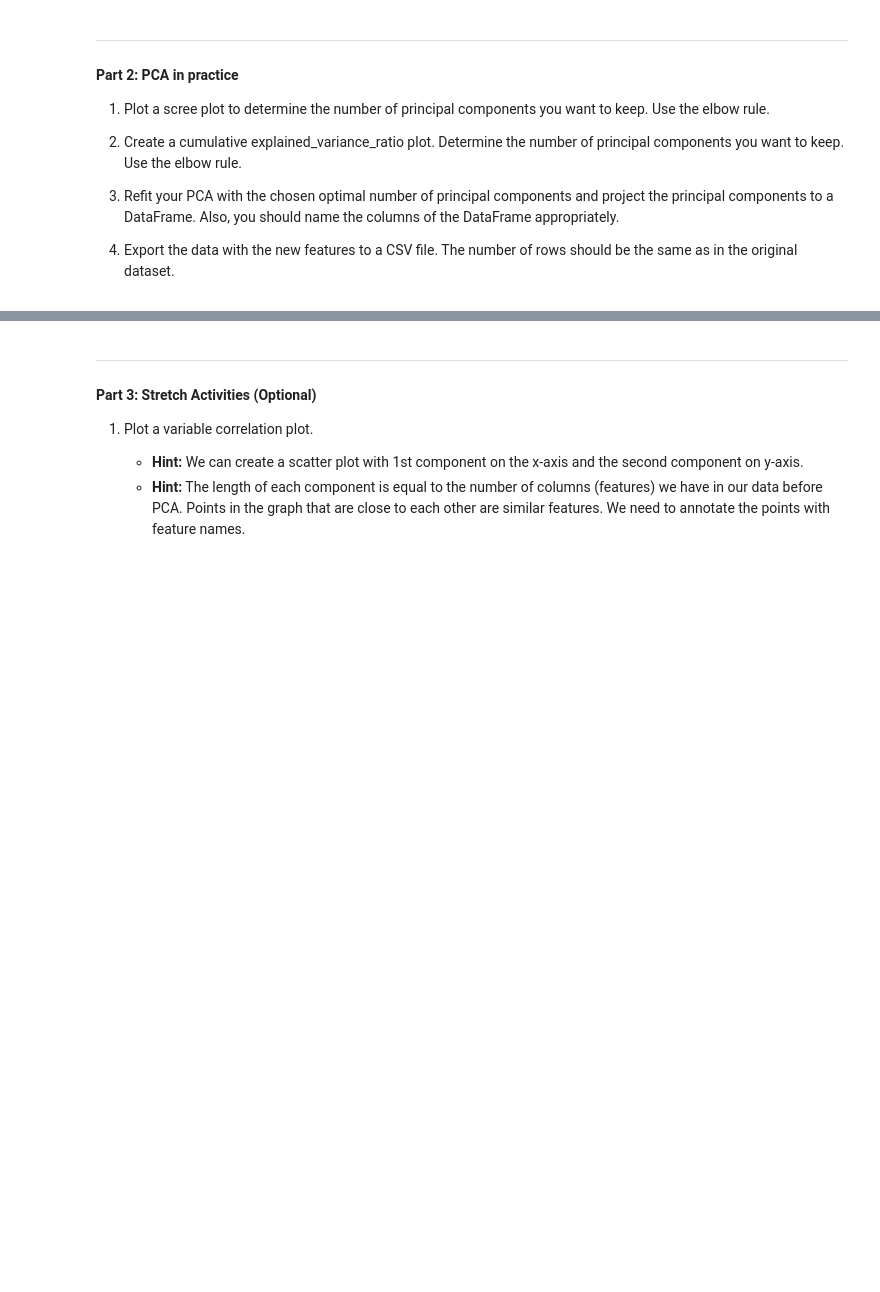
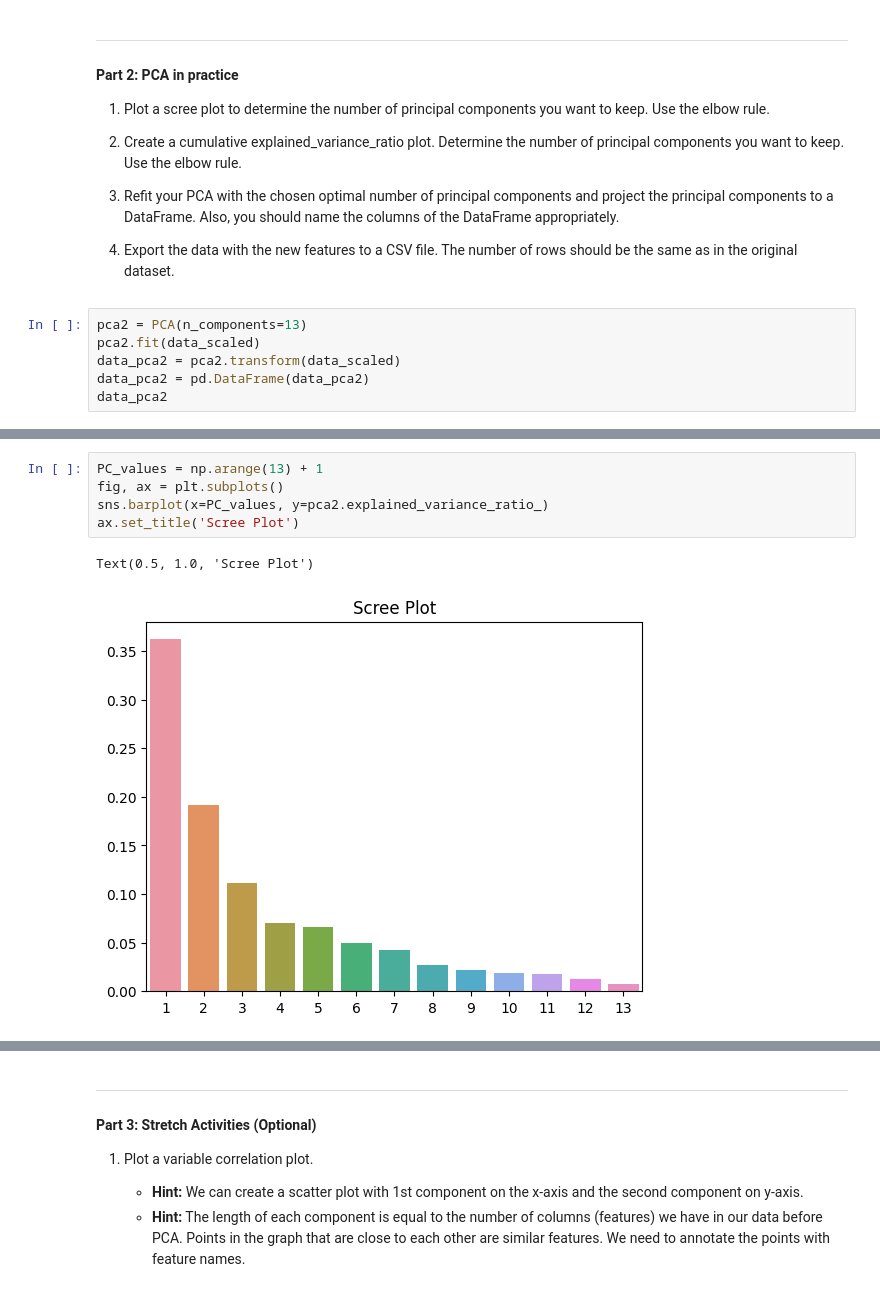
Before and after one commit to silvhua-Lighthouse/2022-10-10-dimensionality_reduction_exercise, a Jupyter notebook: PCA_exercise.ipynb, the cells around one changed output, grey strips where cells are left out. Saved outputs shown, nothing was run; the diff lists cells and outputs as text; blank space fills up the shorter version.

```diff
--- a/PCA_exercise.ipynb
+++ b/PCA_exercise.ipynb
@@ -81,3 +213,9 @@ _____________________
 3. Refit your PCA with the chosen optimal number of principal components and project the principal components to a DataFrame. Also, you should name the columns of the DataFrame appropriately.
 
 4. Export the data with the new features to a CSV file. The number of rows should be the same as in the original dataset.
+# %%
+pca2 = PCA(n_components=13)
+pca2.fit(data_scaled)
+data_pca2 = pca2.transform(data_scaled)
+data_pca2 = pd.DataFrame(data_pca2)
+data_pca2
@@ -83,0 +236,8 @@ _____________________
+# %%
+PC_values = np.arange(13) + 1
+fig, ax = plt.subplots()
+sns.barplot(x=PC_values, y=pca2.explained_variance_ratio_)
+ax.set_title('Scree Plot')
+# %% [output]
+Text(0.5, 1.0, 'Scree Plot')
+[figure, added]
```
Also changed, not shown: parts of 19 cells of this notebook.
